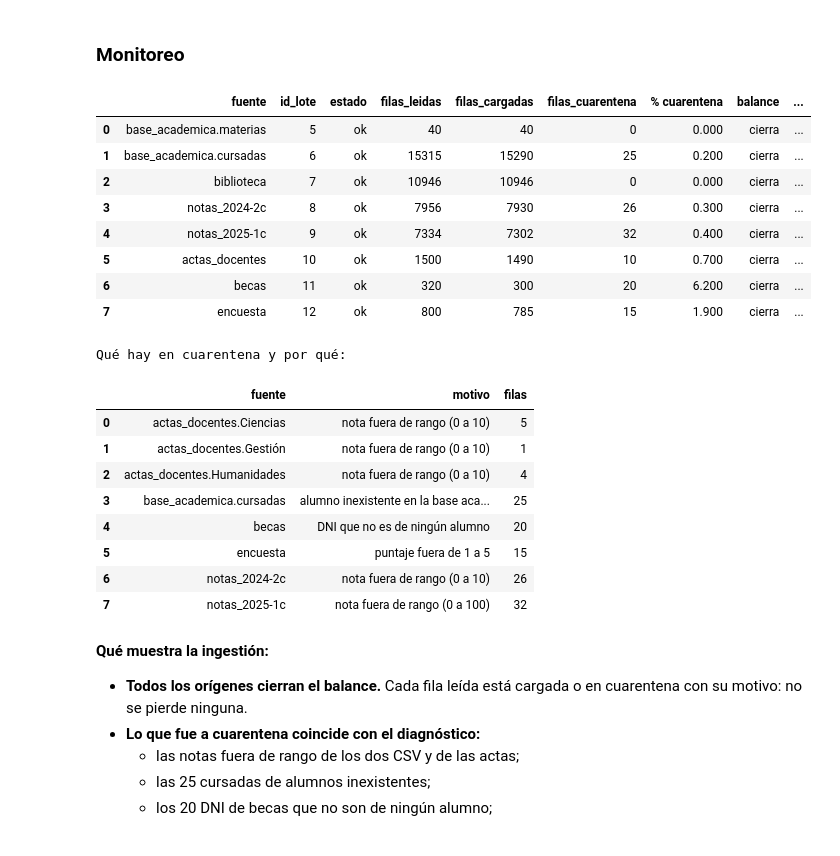
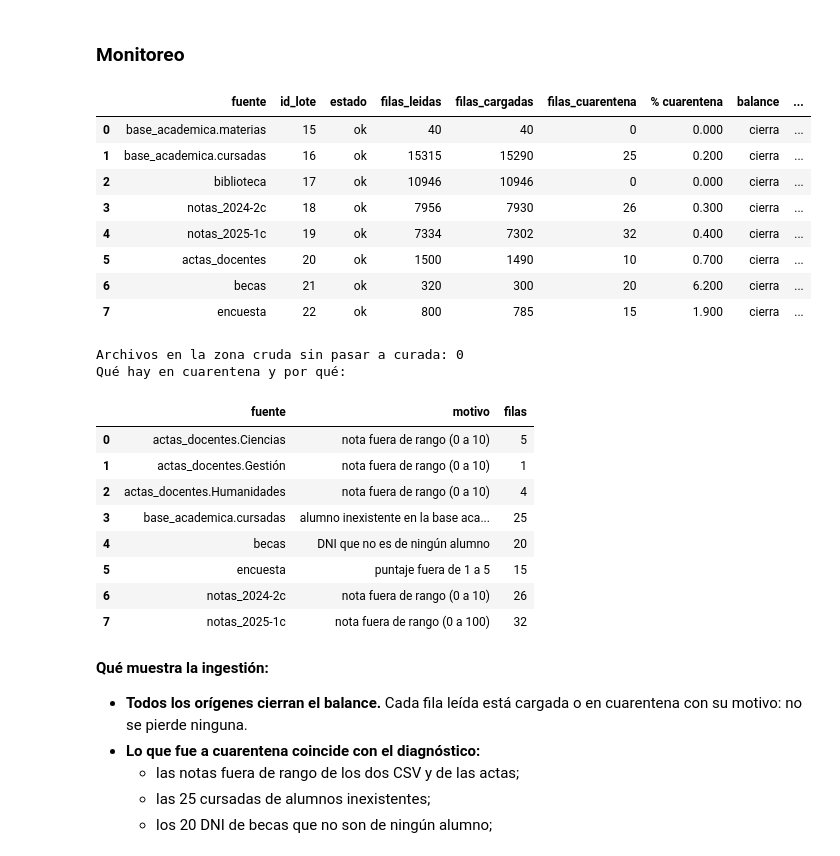
Before and after one commit to raschmatias/dh_arca, a Jupyter notebook: Data Engineer/06_uniandina/trabajo_final_uniandina.ipynb, the cells around one changed output. Cells and saved outputs as stored; diff of their text form; code cells hidden in the pictures.

```diff
--- a/Data Engineer/06_uniandina/trabajo_final_uniandina.ipynb
+++ b/Data Engineer/06_uniandina/trabajo_final_uniandina.ipynb
@@ -1604,35 +1683,45 @@ ingesta
 # %% [markdown]
 ### Monitoreo
 # %%
-# Monitoreo: el último lote de cada origen, con su balance y un semáforo.
+# Monitoreo: el último lote de curado de cada origen, con su balance y un semáforo.
 UMBRAL_CUARENTENA = 0.05     # más de 5 % de filas en cuarentena es una alerta: algo cambió en el origen
 
 def tablero_ingesta():
     t = sql("""SELECT fuente, id_lote, estado, filas_leidas, filas_cargadas, filas_cuarentena, detalle
-               FROM control_lote WHERE proceso = 'ingesta'
-                 AND id_lote IN (SELECT MAX(id_lote) FROM control_lote WHERE proceso = 'ingesta' AND estado <> 'omitido' GROUP BY fuente)
+               FROM control_lote WHERE proceso = 'curado'
+                 AND id_lote IN (SELECT MAX(id_lote) FROM control_lote WHERE proceso = 'curado' AND estado <> 'omitido' GROUP BY fuente)
                ORDER BY id_lote""", base="dwh.db")
     t["% cuarentena"] = (100 * t.filas_cuarentena / t.filas_leidas).round(1)
     t["balance"] = (t.filas_leidas == t.filas_cargadas + t.filas_cuarentena).map({True: "cierra", False: "NO cierra"})
     t["semáforo"] = [ "🔴 falló" if e == "falló" else ("🟡 revisar" if p > 100 * UMBRAL_CUARENTENA else "🟢 ok")
                       for e, p in zip(t.estado, t["% cuarentena"].fillna(0))]
     return t.astype({"filas_leidas": "Int64", "filas_cargadas": "Int64", "filas_cuarentena": "Int64"})
 
+def pendientes_de_curar():
+    """El control de la entrega NiFi → Airflow: archivos que NiFi dejó en la zona cruda y ninguna tarea procesó todavía."""
+    return sql("""SELECT n.fuente, n.detalle AS archivo FROM control_lote n
+                  WHERE n.proceso = 'nifi' AND n.estado = 'en cruda'
+                    AND n.fuente NOT IN ('base_academica.alumnos', 'base_academica.cambios_plan')   -- esas las lee cargar_dim_alumno
+                    AND NOT EXISTS (SELECT 1 FROM control_lote c WHERE c.proceso = 'curado' AND c.fuente = n.fuente
+                                    AND c.huella = n.huella AND c.estado <> 'en curso')""", base="dwh.db")
+
 display(tablero_ingesta().drop(columns="detalle"))
+print(f"Archivos en la zona cruda sin pasar a curada: {len(pendientes_de_curar())}")
 print("Qué hay en cuarentena y por qué:")
 sql("""SELECT fuente, motivo, COUNT(*) AS filas FROM cuarentena
-       WHERE id_lote IN (SELECT MAX(id_lote) FROM control_lote WHERE proceso = 'ingesta' AND estado <> 'omitido' GROUP BY fuente)
+       WHERE id_lote IN (SELECT MAX(id_lote) FROM control_lote WHERE proceso = 'curado' AND estado <> 'omitido' GROUP BY fuente)
        GROUP BY fuente, motivo ORDER BY fuente, filas DESC""", base="dwh.db")
 # %% [output]
 |  | fuente | id_lote | estado | filas_leidas | filas_cargadas | filas_cuarentena | % cuarentena | balance | ... |
-| 0 | base_academica.materias | 5 | ok | 40 | 40 | 0 | 0.000 | cierra | ... |
-| 1 | base_academica.cursadas | 6 | ok | 15315 | 15290 | 25 | 0.200 | cierra | ... |
-| 2 | biblioteca | 7 | ok | 10946 | 10946 | 0 | 0.000 | cierra | ... |
-| 3 | notas_2024-2c | 8 | ok | 7956 | 7930 | 26 | 0.300 | cierra | ... |
-| 4 | notas_2025-1c | 9 | ok | 7334 | 7302 | 32 | 0.400 | cierra | ... |
-| 5 | actas_docentes | 10 | ok | 1500 | 1490 | 10 | 0.700 | cierra | ... |
-| 6 | becas | 11 | ok | 320 | 300 | 20 | 6.200 | cierra | ... |
-| 7 | encuesta | 12 | ok | 800 | 785 | 15 | 1.900 | cierra | ... |
+| 0 | base_academica.materias | 15 | ok | 40 | 40 | 0 | 0.000 | cierra | ... |
+| 1 | base_academica.cursadas | 16 | ok | 15315 | 15290 | 25 | 0.200 | cierra | ... |
+| 2 | biblioteca | 17 | ok | 10946 | 10946 | 0 | 0.000 | cierra | ... |
+| 3 | notas_2024-2c | 18 | ok | 7956 | 7930 | 26 | 0.300 | cierra | ... |
+| 4 | notas_2025-1c | 19 | ok | 7334 | 7302 | 32 | 0.400 | cierra | ... |
+| 5 | actas_docentes | 20 | ok | 1500 | 1490 | 10 | 0.700 | cierra | ... |
+| 6 | becas | 21 | ok | 320 | 300 | 20 | 6.200 | cierra | ... |
+| 7 | encuesta | 22 | ok | 800 | 785 | 15 | 1.900 | cierra | ... |
+Archivos en la zona cruda sin pasar a curada: 0
 Qué hay en cuarentena y por qué:
 |  | fuente | motivo | filas |
 | 0 | actas_docentes.Ciencias | nota fuera de rango (0 a 10) | 5 |
```
Also changed, not shown: parts of 32 cells of this notebook, 6 other files.
